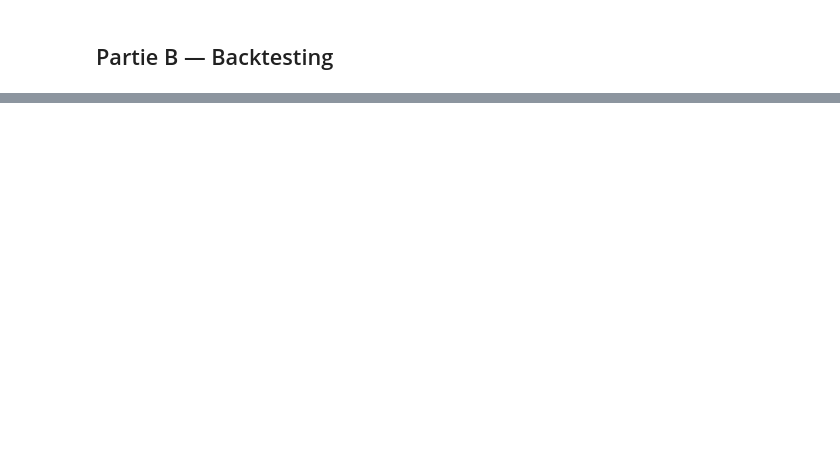
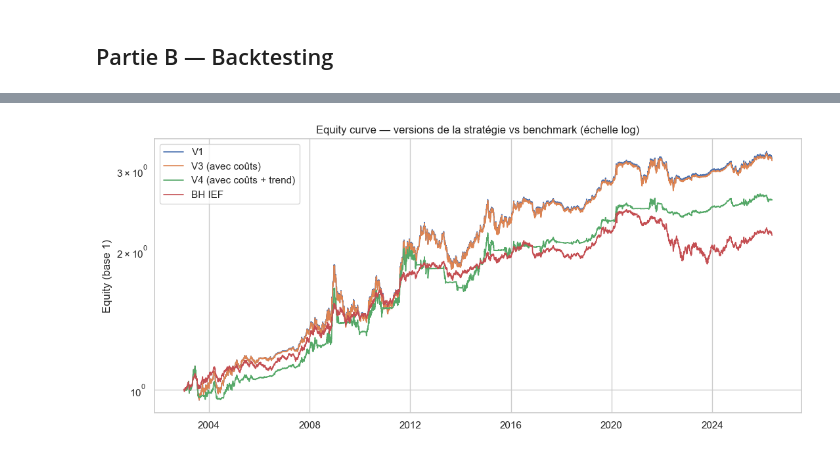
Before and after one commit to jbouniol/financial-engineering-lbo, a Jupyter notebook: notebooks/02_backtest_and_strategy.ipynb, the cells around one changed output, grey strips where cells are left out. Saved outputs shown, nothing was run; the diff lists cells and outputs as text; code cells hidden in the pictures; blank space fills up the shorter version.

```diff
--- a/notebooks/02_backtest_and_strategy.ipynb
+++ b/notebooks/02_backtest_and_strategy.ipynb
@@ -34,2 +140,4 @@ Description de l'architecture (event-driven vs vectorisé), gestion du capital,
+# %%
+bh = buy_and_hold(prices, {"TLT": 0, "IEF": 1.0, "SHY": 0})
 # %% [markdown]
 ### B.2 V1 — Signal brut, sans coûts
@@ -45,0 +144,4 @@ Filtre de volatilité, stop-loss, max position, vol targeting…
+# %%
+v1 = run_backtest(prices, w_v1, tc_bps=0, slip_bps=0)
+m_v1 = perf_metrics(v1["net_ret"], v1["equity"], v1["turnover"])
+pd.Series(m_v1).round(2)
@@ -45,0 +178,4 @@ Filtre de volatilité, stop-loss, max position, vol targeting…
+# %%
+v3 = run_backtest(prices, w_v1, tc_bps=2, slip_bps=2)
+m_v3 = perf_metrics(v3["net_ret"], v3["equity"], v3["turnover"])
+pd.Series(m_v3).round(2)
@@ -45,0 +197,4 @@ Filtre de volatilité, stop-loss, max position, vol targeting…
+# %%
+v4 = run_backtest(prices, w_v4, tc_bps=2, slip_bps=2)
+m_v4 = perf_metrics(v4["net_ret"], v4["equity"], v4["turnover"])
+pd.Series(m_v4).round(2)
@@ -65,0 +230,11 @@ Choix de la version retenue pour le paper trading et justification.
+# %%
+fig, ax = plt.subplots(figsize=(11, 5))
+for name, bt in [("V1", v1), ("V3 (avec coûts)", v3), ("V4 (avec coûts + trend)", v4), ("BH IEF", bh)]:
+    ax.plot(bt["equity"].index, bt["equity"].values, label=name, lw=1.2)
+ax.set_yscale("log")
+ax.set_title("Equity curve — versions de la stratégie vs benchmark (échelle log)")
+ax.set_ylabel("Equity (base 1)")
+ax.legend()
+plt.tight_layout()
+# %% [output]
+[figure, added]
```
Also changed, not shown: parts of 36 cells of this notebook, 1 other file.
